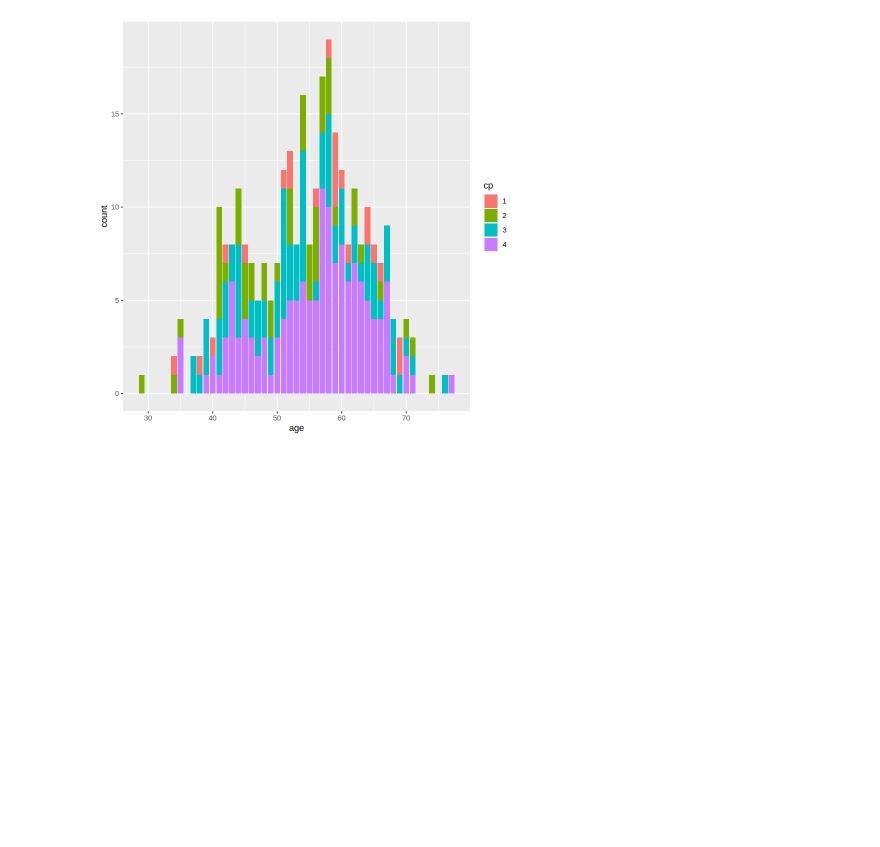
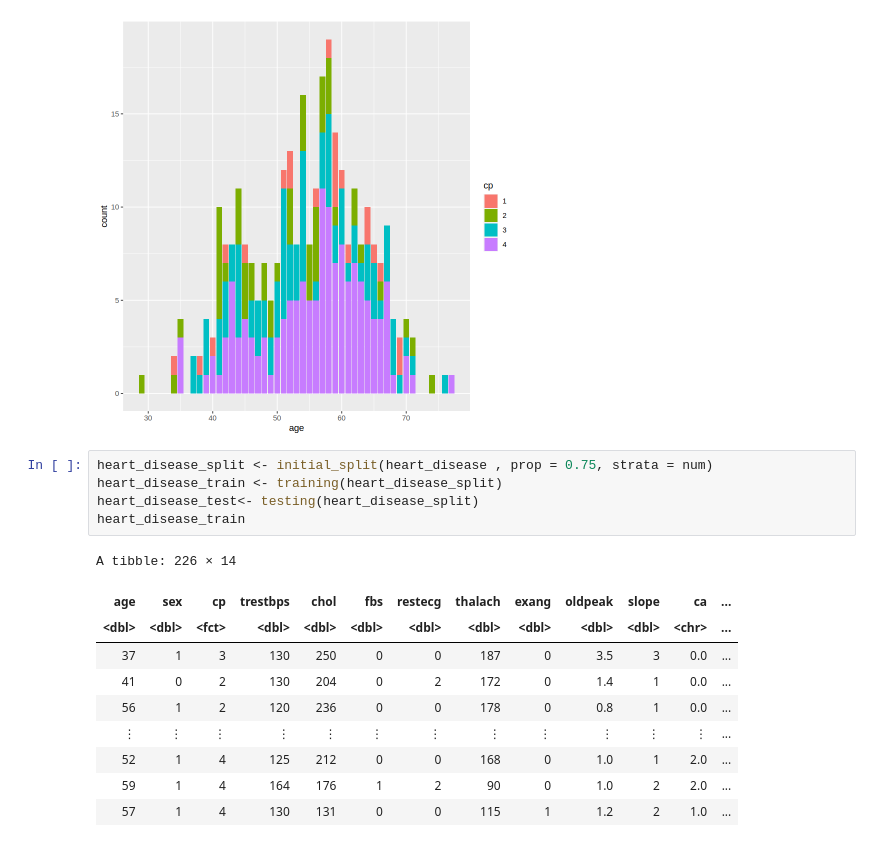
Before and after one commit to Mikeee12138/Group-Project-dsci100, a Jupyter notebook: Proposal.ipynb, the cells around one changed output. Cells and saved outputs as stored; diff of their text form; blank space fills up the shorter version.

Commit message:
split the dataset

```diff
--- a/Proposal.ipynb
+++ b/Proposal.ipynb
@@ -52,3 +70,19 @@ geom_bar()
 heart_disease_plot
 # %% [output]
 [figure]
+# %%
+heart_disease_split <- initial_split(heart_disease , prop = 0.75, strata = num)
+heart_disease_train <- training(heart_disease_split)
+heart_disease_test<- testing(heart_disease_split)
+heart_disease_train
+# %% [output]
+A tibble: 226 × 14
+| age | sex | cp | trestbps | chol | fbs | restecg | thalach | exang | oldpeak | slope | ca | ... |
+| <dbl> | <dbl> | <fct> | <dbl> | <dbl> | <dbl> | <dbl> | <dbl> | <dbl> | <dbl> | <dbl> | <chr> | ... |
+| 37 | 1 | 3 | 130 | 250 | 0 | 0 | 187 | 0 | 3.5 | 3 | 0.0 | ... |
+| 41 | 0 | 2 | 130 | 204 | 0 | 2 | 172 | 0 | 1.4 | 1 | 0.0 | ... |
+| 56 | 1 | 2 | 120 | 236 | 0 | 0 | 178 | 0 | 0.8 | 1 | 0.0 | ... |
+| ⋮ | ⋮ | ⋮ | ⋮ | ⋮ | ⋮ | ⋮ | ⋮ | ⋮ | ⋮ | ⋮ | ⋮ | ... |
+| 52 | 1 | 4 | 125 | 212 | 0 | 0 | 168 | 0 | 1.0 | 1 | 2.0 | ... |
+| 59 | 1 | 4 | 164 | 176 | 1 | 2 | 90 | 0 | 1.0 | 2 | 2.0 | ... |
+| 57 | 1 | 4 | 130 | 131 | 0 | 0 | 115 | 1 | 1.2 | 2 | 1.0 | ... |
```
Also changed, not shown: parts of 3 cells of this notebook.
